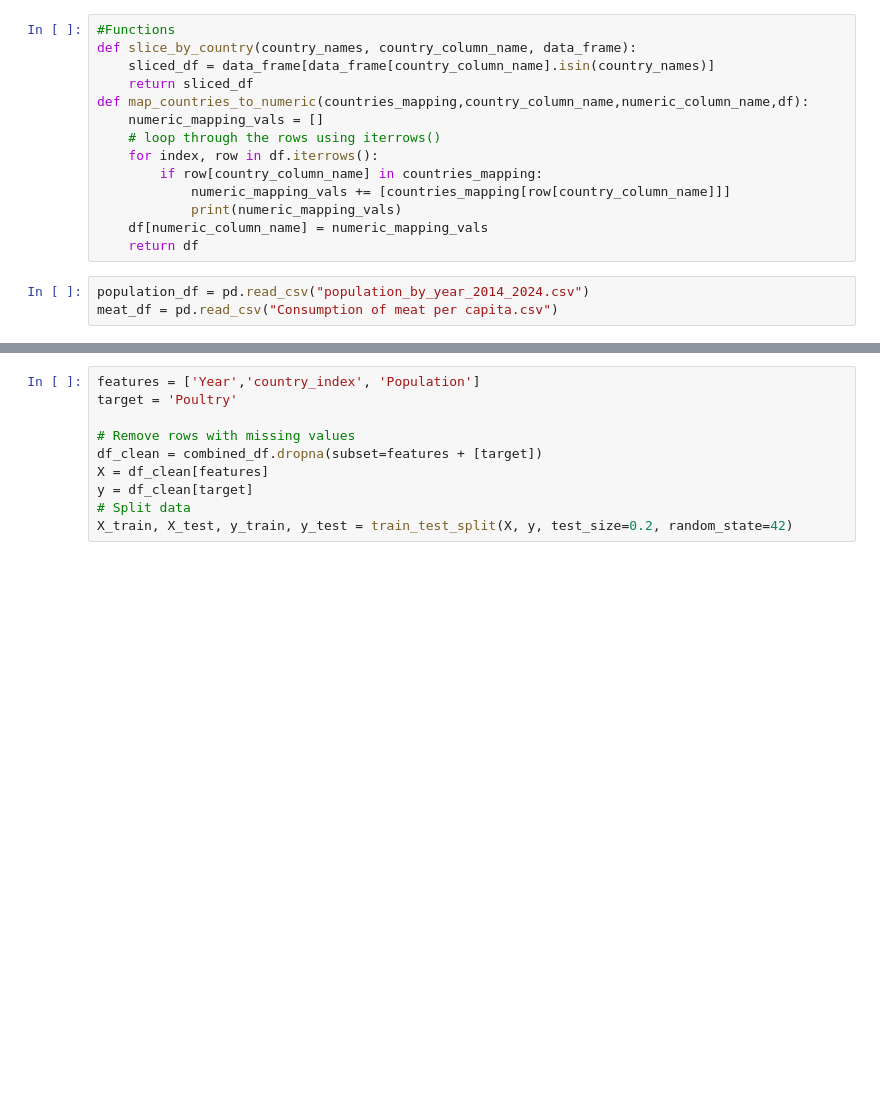
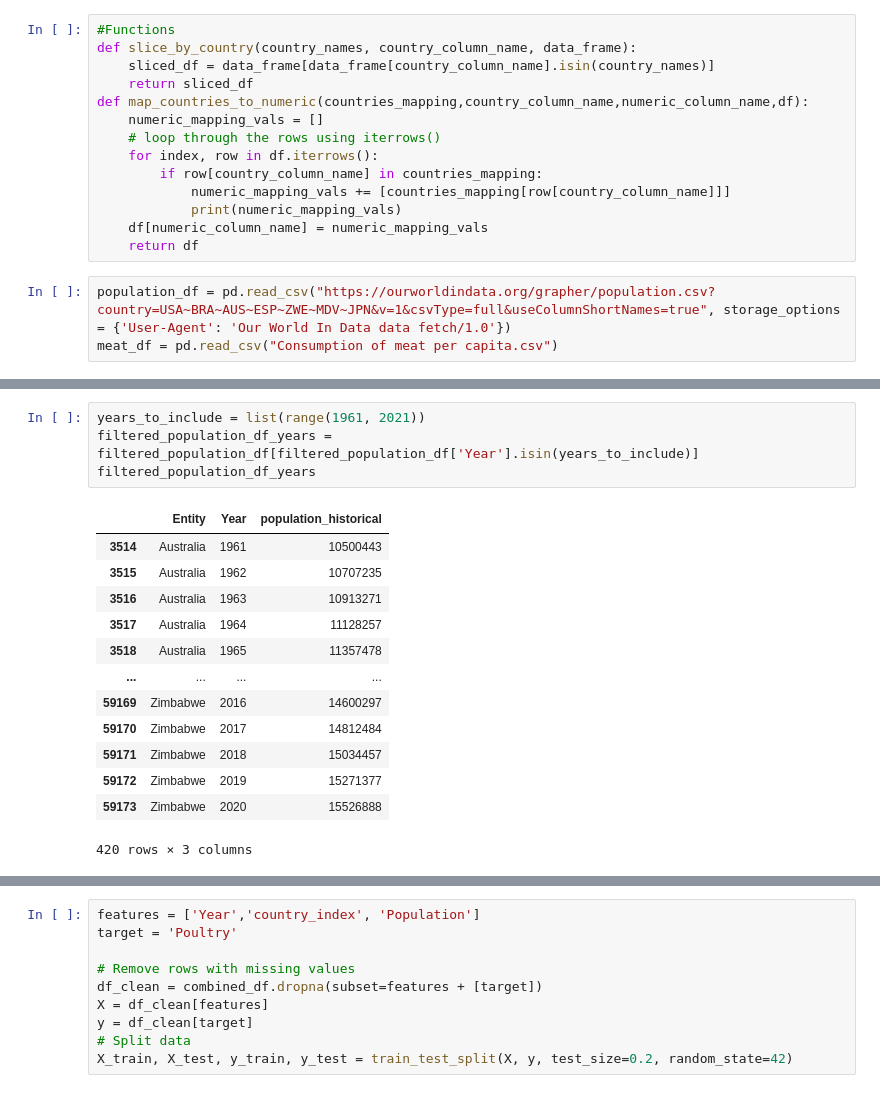
Before and after one commit to seccodingguy/Team1---Project2, a Jupyter notebook: Team2Project.ipynb, the cells around one changed output, grey strips where cells are left out. Drawn from its saved outputs; the diff is of its cells as text; blank space fills up the shorter version.

```diff
--- a/Team2Project.ipynb
+++ b/Team2Project.ipynb
@@ -28,5 +28,5 @@ def map_countries_to_numeric(countries_mapping,country_column_name,numeric_colum
     df[numeric_column_name] = numeric_mapping_vals
     return df
 # %%
-population_df = pd.read_csv("population_by_year_2014_2024.csv")
+population_df = pd.read_csv("https://ourworldindata.org/grapher/population.csv?country=USA~BRA~AUS~ESP~ZWE~MDV~JPN&v=1&csvType=full&useColumnShortNames=true", storage_options = {'User-Agent': 'Our World In Data data fetch/1.0'})
 meat_df = pd.read_csv("Consumption of meat per capita.csv")
@@ -70 +56,19 @@ population_df.head(11)
+# %%
+years_to_include = list(range(1961, 2021))
+filtered_population_df_years = filtered_population_df[filtered_population_df['Year'].isin(years_to_include)]
+filtered_population_df_years
+# %% [output]
+|  | Entity | Year | population_historical |
+| 3514 | Australia | 1961 | 10500443 |
+| 3515 | Australia | 1962 | 10707235 |
+| 3516 | Australia | 1963 | 10913271 |
+| 3517 | Australia | 1964 | 11128257 |
+| 3518 | Australia | 1965 | 11357478 |
+| ... | ... | ... | ... |
+| 59169 | Zimbabwe | 2016 | 14600297 |
+| 59170 | Zimbabwe | 2017 | 14812484 |
+| 59171 | Zimbabwe | 2018 | 15034457 |
+| 59172 | Zimbabwe | 2019 | 15271377 |
+| 59173 | Zimbabwe | 2020 | 15526888 |
+420 rows × 3 columns
 # %%
```
Also changed, not shown: parts of 11 cells of this notebook.
